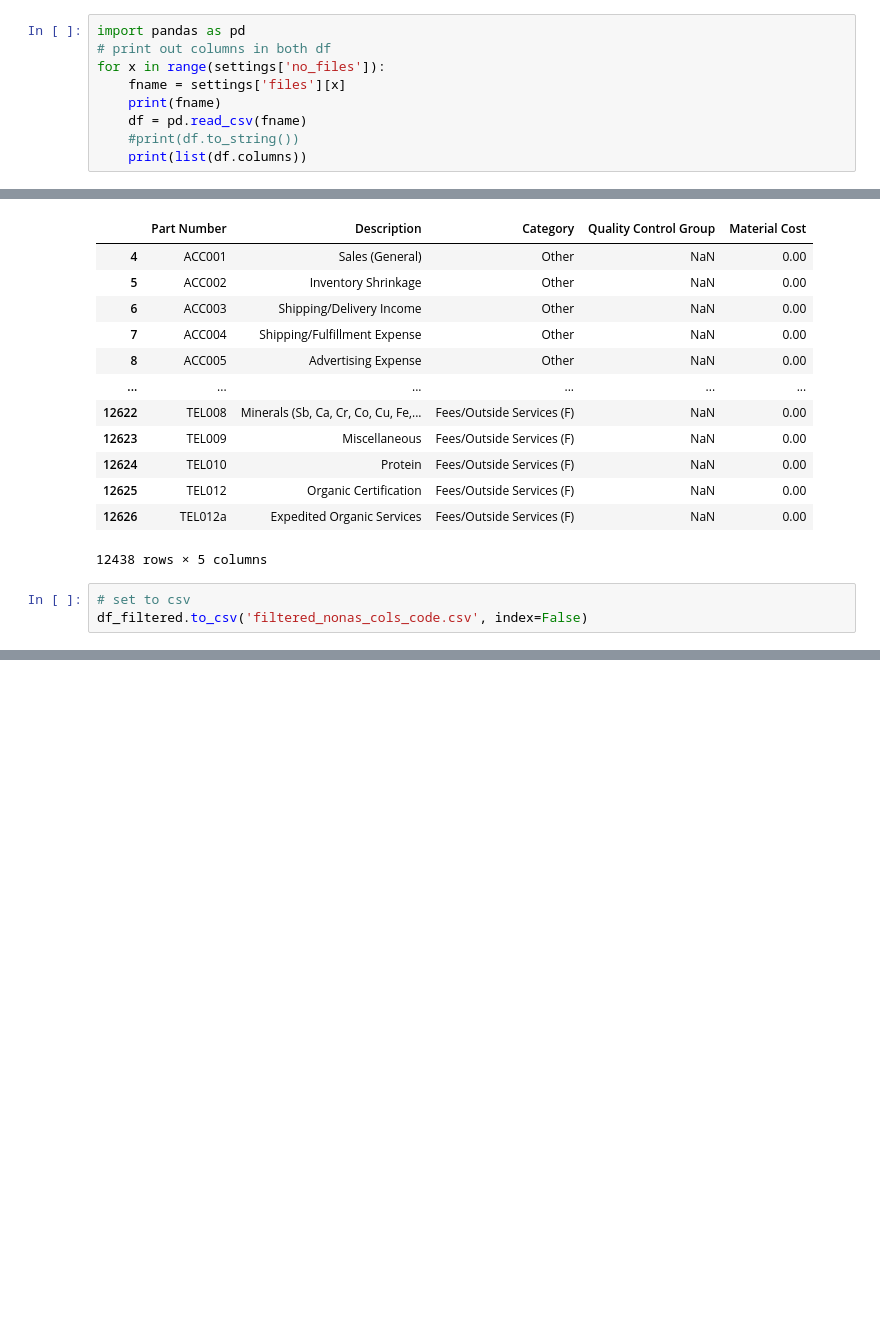
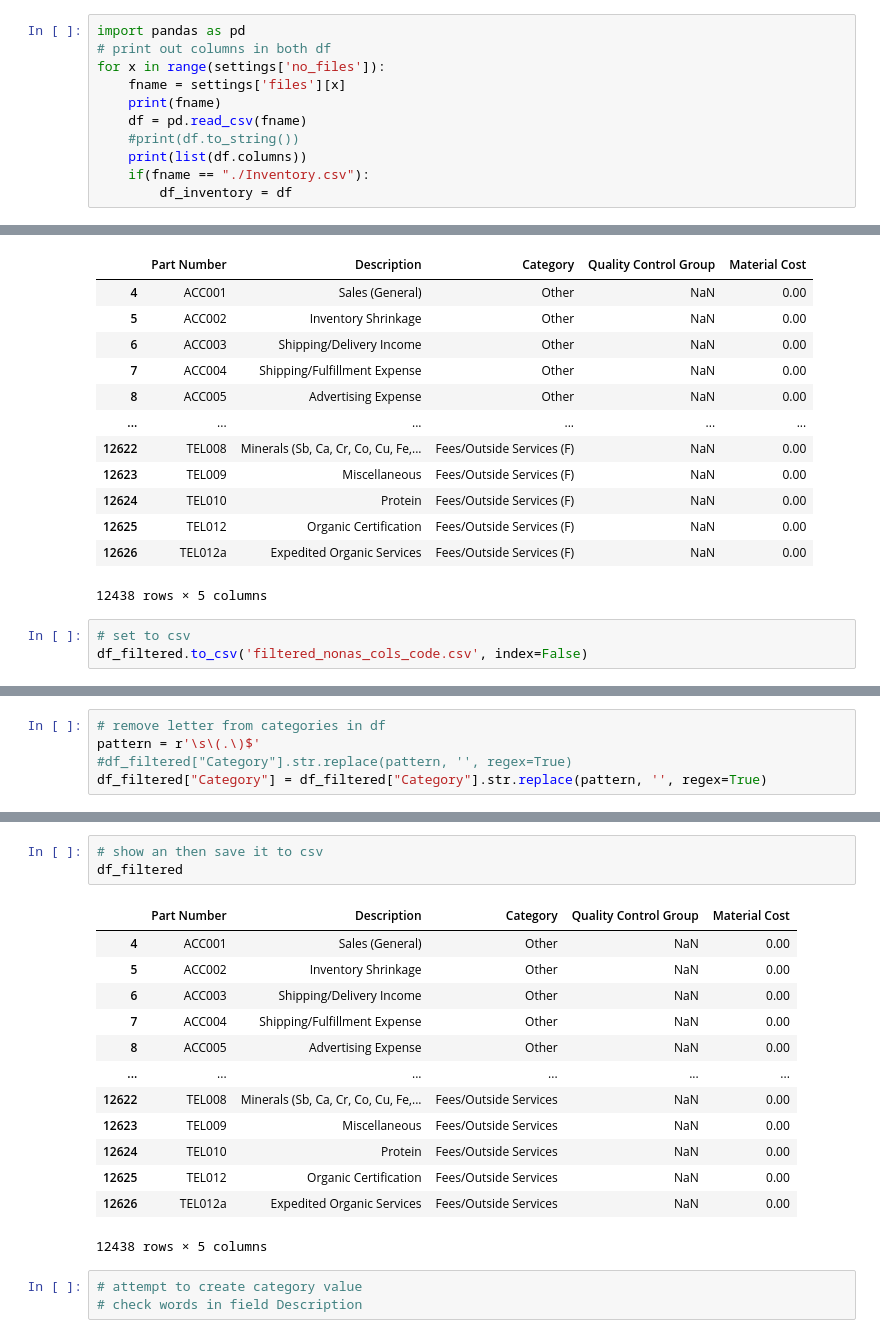
Before and after one commit to masterTrooperMx/PY_notebooks, a Jupyter notebook: catalyst/data/test_loader.ipynb, the cells around one changed output, grey strips where cells are left out. Drawn from its saved outputs; the diff is of its cells as text; blank space fills up the shorter version.

```diff
--- a/catalyst/data/test_loader.ipynb
+++ b/catalyst/data/test_loader.ipynb
@@ -27,6 +27,8 @@ for x in range(settings['no_files']):
     df = pd.read_csv(fname)
     #print(df.to_string())
     print(list(df.columns))
+    if(fname == "./Inventory.csv"):
+        df_inventory = df
 # %% [output]
 ./Inventory.csv
 ['id', 'detailed_type', 'categ_id', 'default_code', 'name', 'sale_ok', 'purchase_ok', 'uom_id', 'uom_po_id', 'route_ids']
@@ -195,0 +237,5 @@ df_filtered.to_csv('filtered_nonas_cols_code.csv', index=False)
+# %%
+# remove letter from categories in df
+pattern = r'\s\(.\)$'
+#df_filtered["Category"].str.replace(pattern, '', regex=True)
+df_filtered["Category"] = df_filtered["Category"].str.replace(pattern, '', regex=True)
@@ -195,0 +263,20 @@ df_filtered.to_csv('filtered_nonas_cols_code.csv', index=False)
+# %%
+# show an then save it to csv
+df_filtered
+# %% [output]
+|  | Part Number | Description | Category | Quality Control Group | Material Cost |
+| 4 | ACC001 | Sales (General) | Other | NaN | 0.00 |
+| 5 | ACC002 | Inventory Shrinkage | Other | NaN | 0.00 |
+| 6 | ACC003 | Shipping/Delivery Income | Other | NaN | 0.00 |
+| 7 | ACC004 | Shipping/Fulfillment Expense | Other | NaN | 0.00 |
+| 8 | ACC005 | Advertising Expense | Other | NaN | 0.00 |
+| ... | ... | ... | ... | ... | ... |
+| 12622 | TEL008 | Minerals (Sb, Ca, Cr, Co, Cu, Fe,... | Fees/Outside Services | NaN | 0.00 |
+| 12623 | TEL009 | Miscellaneous | Fees/Outside Services | NaN | 0.00 |
+| 12624 | TEL010 | Protein | Fees/Outside Services | NaN | 0.00 |
+| 12625 | TEL012 | Organic Certification | Fees/Outside Services | NaN | 0.00 |
+| 12626 | TEL012a | Expedited Organic Services | Fees/Outside Services | NaN | 0.00 |
+12438 rows × 5 columns
+# %%
+# attempt to create category value
+# check words in field Description
```
Also changed, not shown: parts of 9 cells of this notebook, 1 other file.
